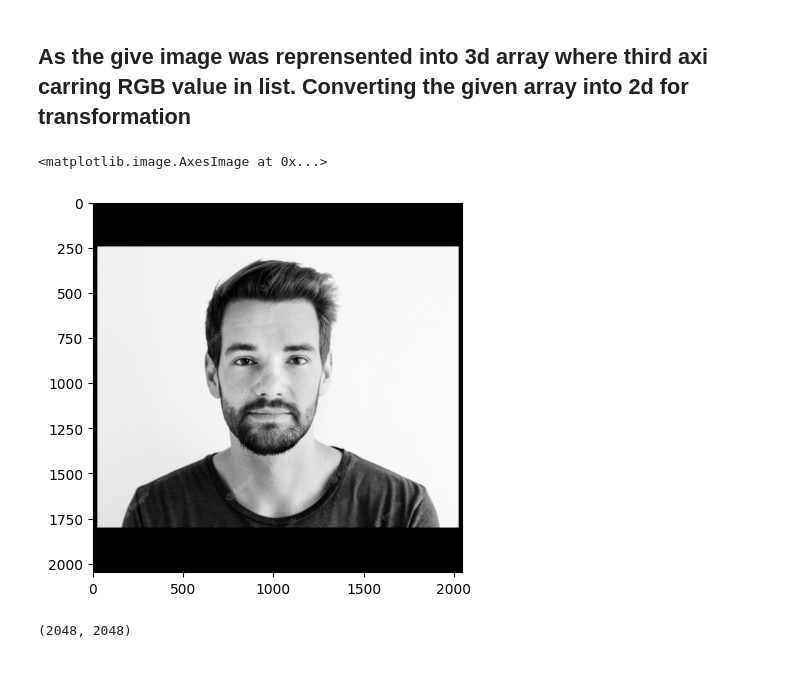
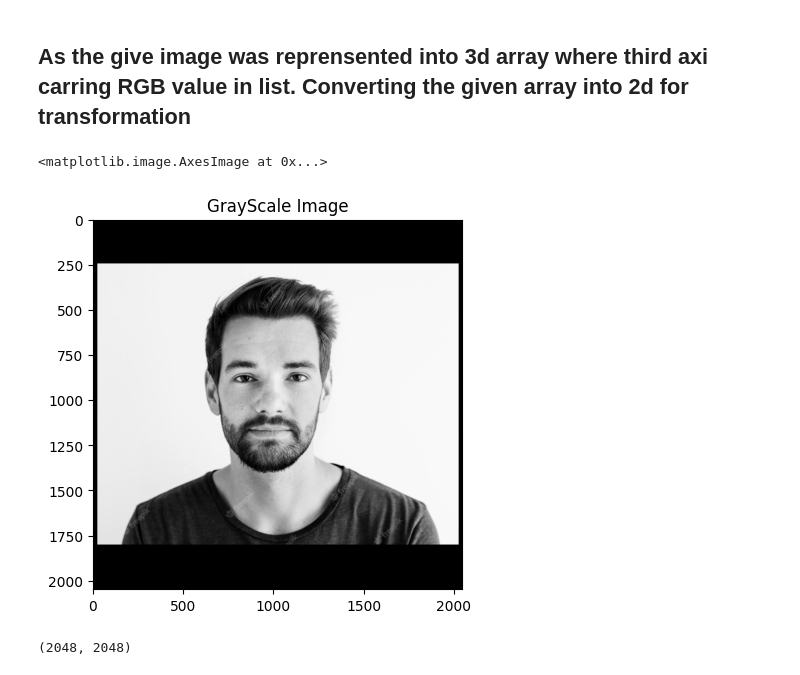
Before and after one commit to earthPerson-001/img-comp-FFT, a Jupyter notebook: ImgCompFFT.ipynb, the cells around one changed output. Drawn from its saved outputs; the diff is of its cells as text; code cells hidden in the pictures.

```diff
--- a/ImgCompFFT.ipynb
+++ b/ImgCompFFT.ipynb
@@ -61,10 +61,11 @@ for i in range(crtImgArr.shape[0]):
     for j in range(crtImgArr.shape[1]):
         grayScale[i,j] = (np.average(crtImgArr[i,j,:]))
 # %%
+plt.title("GrayScale Image")
 plt.imshow(grayScale,cmap="gray")
 # %% [output]
 <matplotlib.image.AxesImage at 0x...>
-[figure, old version]
+[figure, new version]
 # %%
 print(grayScale.shape)
 # %% [output]
```
Also changed, not shown: parts of 7 cells of this notebook.
